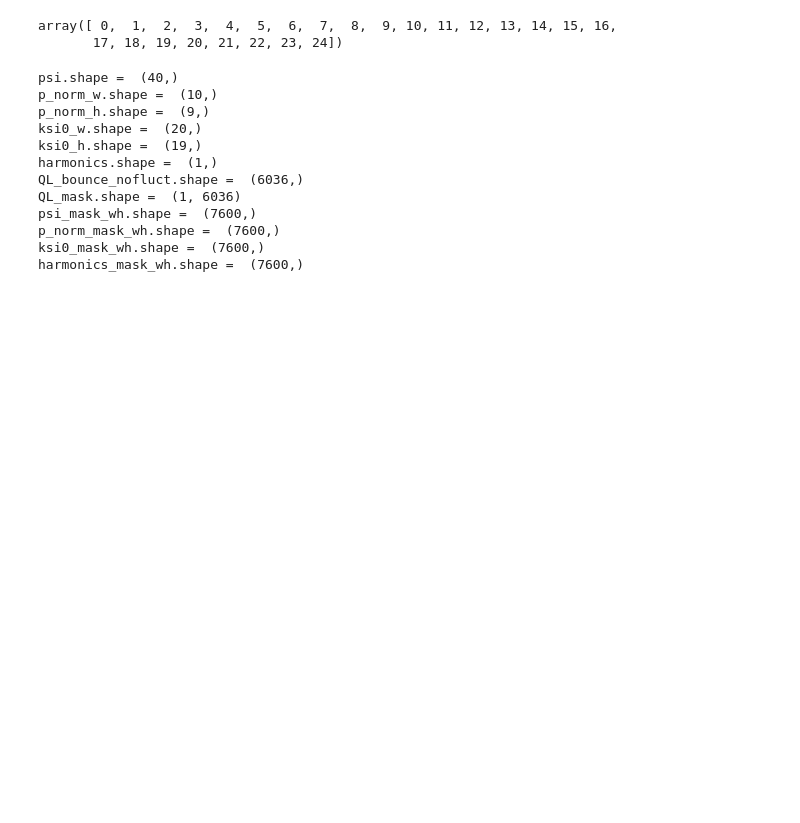
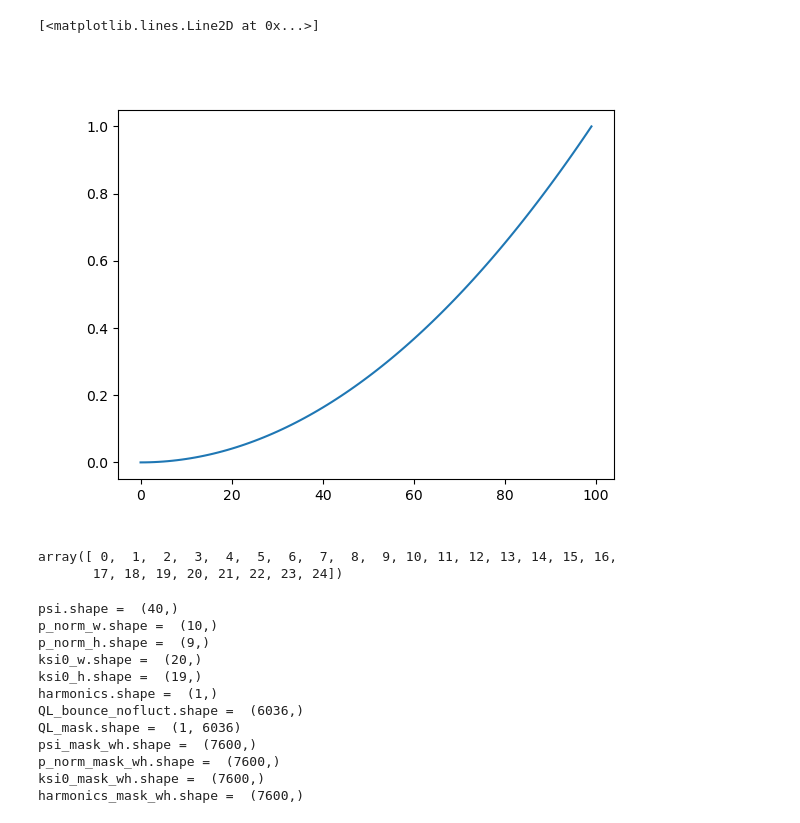
Before and after one commit to EwoutDevlaminck/WKBacca_QL, a Jupyter notebook: Analysis.ipynb, the cells around one changed output. Drawn from its saved outputs; the diff is of its cells as text; code cells hidden in the pictures; blank space fills up the shorter version.

```diff
--- a/Analysis.ipynb
+++ b/Analysis.ipynb
@@ -8,6 +8,13 @@ from matplotlib.colors import LogNorm
 import h5py
 
 %matplotlib widget
+# %%
+a = np.linspace(0, 1, 100)
+plt.figure()
+plt.plot(a**2)
+# %% [output]
+[<matplotlib.lines.Line2D at 0x...>]
+[figure, added]
 # %%
 from matplotlib.colors import LinearSegmentedColormap
 
```
Also changed, not shown: 6 other files.
